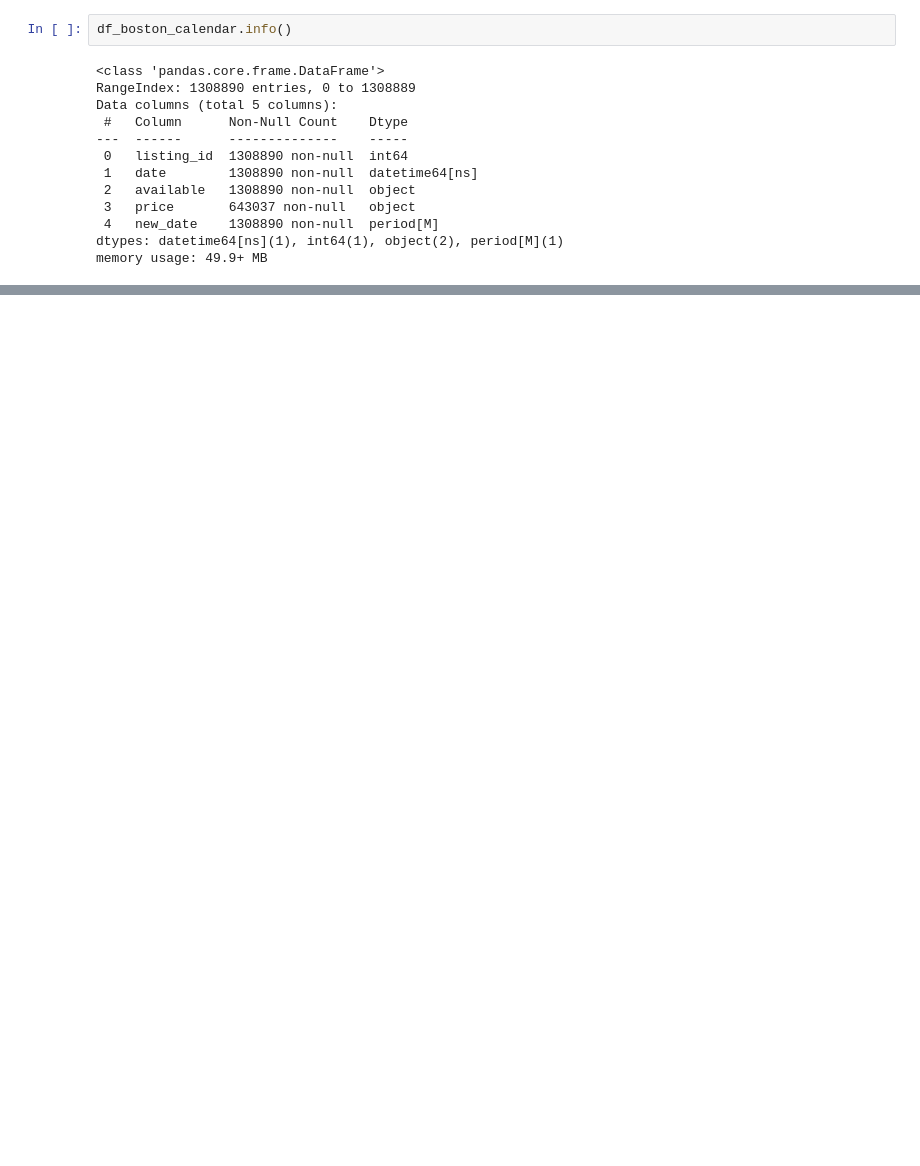
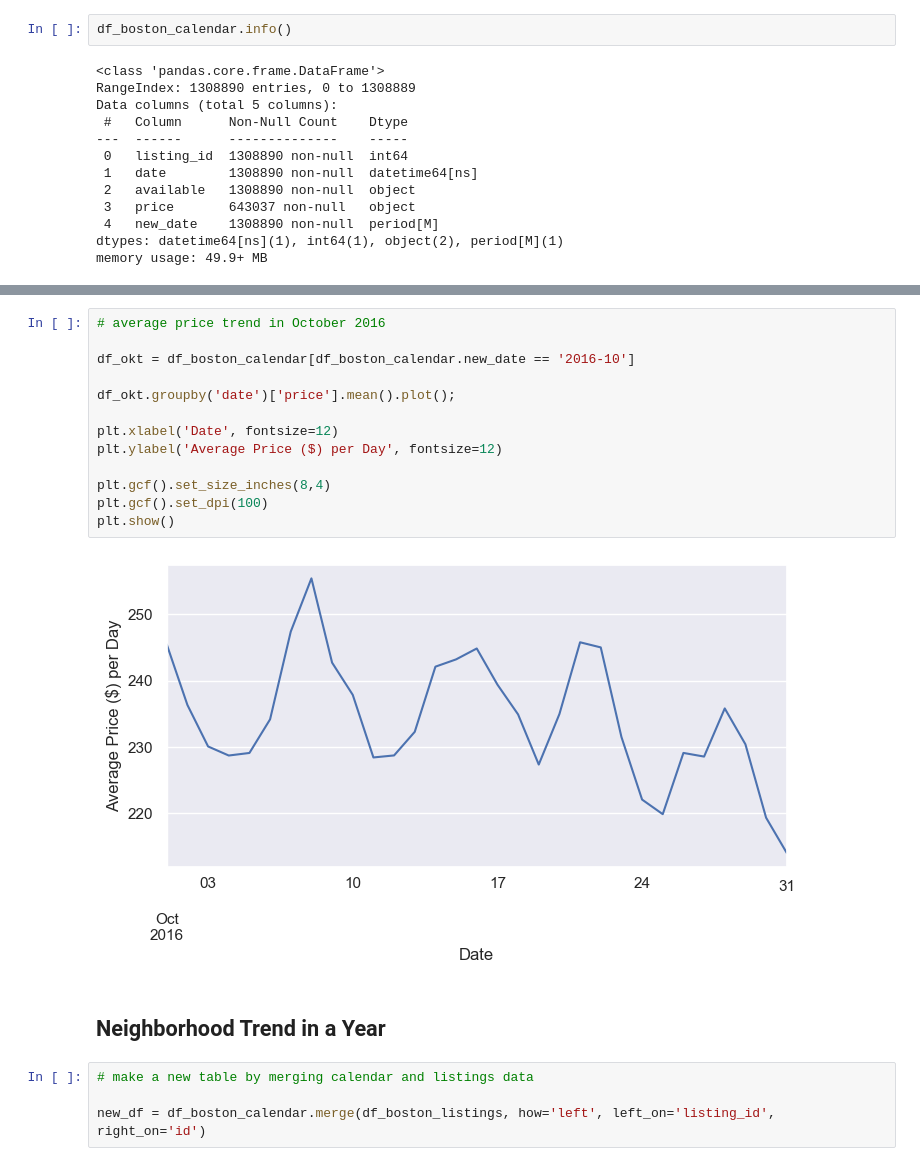
Before and after one commit to farzamani/boston-airbnb-eda, a Jupyter notebook: boston-airbnb-eda.ipynb, the cells around one changed output, grey strips where cells are left out. Cells and saved outputs as stored; diff of their text form; blank space fills up the shorter version.

```diff
--- a/boston-airbnb-eda.ipynb
+++ b/boston-airbnb-eda.ipynb
@@ -354,0 +415,21 @@ df_boston_calendar.groupby('date')['price'].mean().plot();
+# %%
+# average price trend in October 2016
+
+df_okt = df_boston_calendar[df_boston_calendar.new_date == '2016-10']
+
+df_okt.groupby('date')['price'].mean().plot();
+
+plt.xlabel('Date', fontsize=12)
+plt.ylabel('Average Price ($) per Day', fontsize=12)
+
+plt.gcf().set_size_inches(8,4)
+plt.gcf().set_dpi(100)
+plt.show()
+# %% [output]
+[figure, added]
+# %% [markdown]
+## Neighborhood Trend in a Year
+# %%
+# make a new table by merging calendar and listings data
+
+new_df = df_boston_calendar.merge(df_boston_listings, how='left', left_on='listing_id', right_on='id')
```
Also changed, not shown: parts of 65 cells of this notebook.
